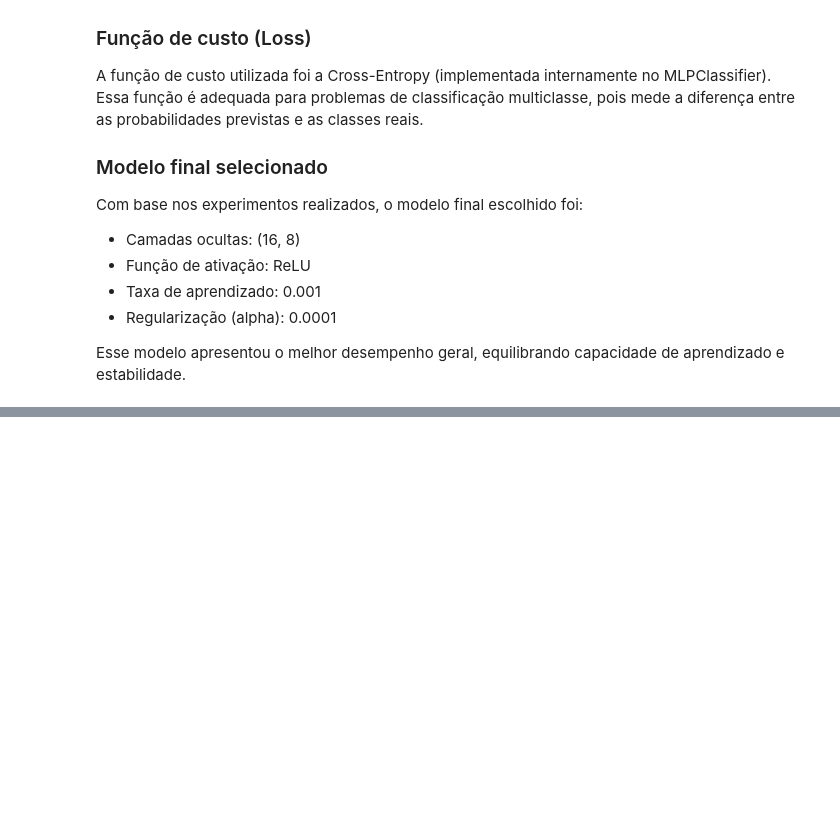
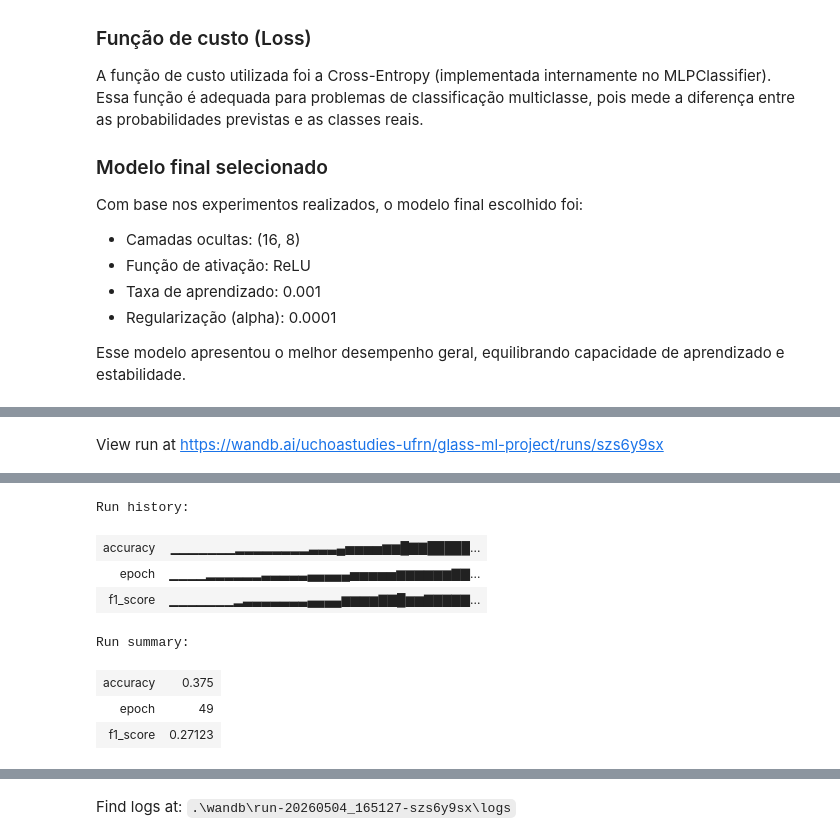
Before and after one commit to GabrielUchoa17/glass-ml-project, a Jupyter notebook: notebook.ipynb, the cells around one changed output, grey strips where cells are left out. Saved outputs shown, nothing was run; the diff lists cells and outputs as text; code cells hidden in the pictures; blank space fills up the shorter version.

```diff
--- a/notebook.ipynb
+++ b/notebook.ipynb
@@ -699,0 +956,70 @@ Esse modelo apresentou o melhor desempenho geral, equilibrando capacidade de apr
+# %%
+# ============================================
+# Treinamento da MLP com logging por época
+# ============================================
+
+from sklearn.neural_network import MLPClassifier
+from sklearn.metrics import accuracy_score, f1_score
+from sklearn.preprocessing import StandardScaler
+import numpy as np
+
+run = wandb.init(
+    project=config["project_name"],
+    job_type="training",
+    name="mlp_training",
+    config=config
+)
+
+# carregar splits salvos
+train_df = pd.read_csv("data/splits/train.csv")
+test_df = pd.read_csv("data/splits/test.csv")
+
+# separar X e y
+X_train = train_df.drop(config["target"], axis=1)
+y_train = train_df[config["target"]]
+
+X_test = test_df.drop(config["target"], axis=1)
+y_test = test_df[config["target"]]
+
+# padronização
+scaler = StandardScaler()
+X_train = scaler.fit_transform(X_train)
+X_test = scaler.transform(X_test)
+
+# modelo (SEM max_iter → vamos treinar manualmente)
+mlp = MLPClassifier(
+    hidden_layer_sizes=tuple(config["hidden_layers"]),
+    activation=config["activation"],
+    learning_rate_init=config["learning_rate"],
+    max_iter=1,
+    warm_start=True,
+    random_state=42
+)
+
+# classes (necessário para partial_fit)
+classes = np.unique(y_train)
+
+# número de épocas
+epochs = 50
+
+for epoch in range(epochs):
+    # treino incremental
+    mlp.partial_fit(X_train, y_train, classes=classes)
+
+    # previsão
+    y_pred = mlp.predict(X_test)
+
+    acc = accuracy_score(y_test, y_pred)
+    f1 = f1_score(y_test, y_pred, average="weighted")
+
+    # log no W&B
+    wandb.log({
+        "epoch": epoch,
+        "accuracy": acc,
+        "f1_score": f1
+    })
+
+    print(f"Epoch {epoch} | Acc: {acc:.4f} | F1: {f1:.4f}")
+
+wandb.finish()
+# %% [output]
@@ -699,0 +1031 @@ Esse modelo apresentou o melhor desempenho geral, equilibrando capacidade de apr
+View run at https://wandb.ai/uchoastudies-ufrn/glass-ml-project/runs/szs6y9sx
@@ -699,0 +1050,8 @@ Esse modelo apresentou o melhor desempenho geral, equilibrando capacidade de apr
+Run history:
+| accuracy | ▁▁▁▁▁▁▁▂▂▂▂▂▂▂▂▃▃▃▄▅▅▅▅▆▆█▇▇█████... |
+| epoch | ▁▁▁▁▂▂▂▂▂▂▃▃▃▃▃▄▄▄▄▄▅▅▅▅▅▆▆▆▆▆▆▇▇... |
+| f1_score | ▁▁▁▁▁▁▁▂▃▃▃▃▃▃▃▄▄▄▄▆▆▆▆▇▇█▆▆▇▇▇▇▇... |
+Run summary:
+| accuracy | 0.375 |
+| epoch | 49 |
+| f1_score | 0.27123 |
@@ -699,0 +1061 @@ Esse modelo apresentou o melhor desempenho geral, equilibrando capacidade de apr
+Find logs at: .\wandb\run-20260504_165127-szs6y9sx\logs
```
Also changed, not shown: parts of 11 cells of this notebook, 40 other files.
